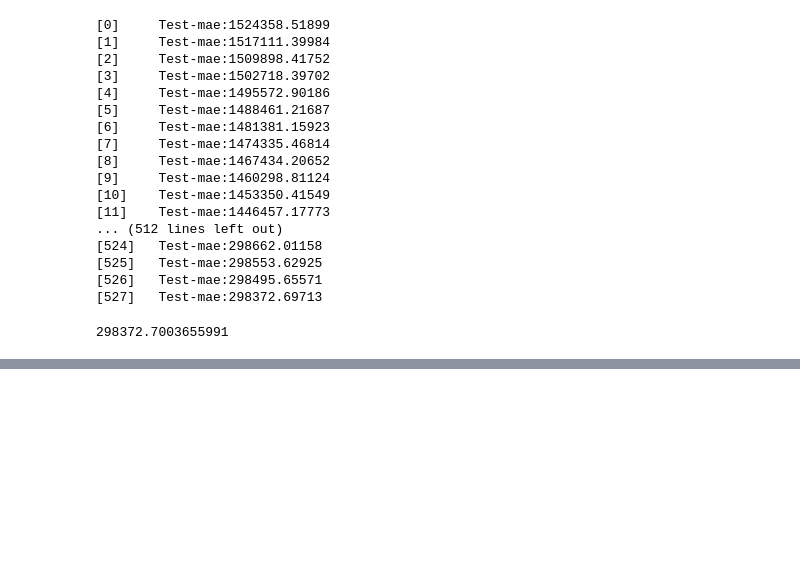
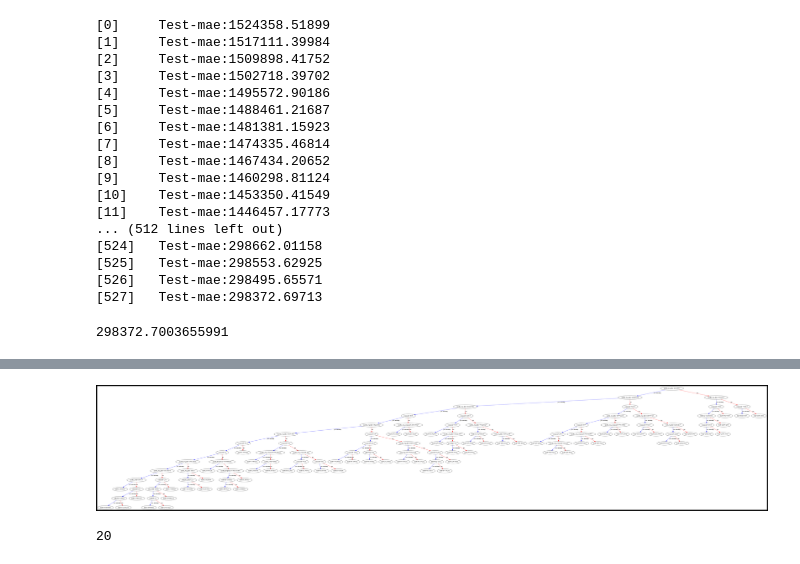
Before and after one commit to SimplyRamin/Insta_like_prediction_310ai_competition, a Jupyter notebook: Modeling.ipynb, the cells around one changed output, grey strips where cells are left out. Saved outputs shown, nothing was run; the diff lists cells and outputs as text; code cells hidden in the pictures; blank space fills up the shorter version.

Commit message:
visualizing the model and saving the tree image

```diff
--- a/Modeling.ipynb
+++ b/Modeling.ipynb
@@ -236,0 +227,11 @@ ImportError: You must install graphviz to plot tree
+# %%
+xgb.plot_tree(best_model)
+fig = plt.gcf()
+fig.set_size_inches(75, 50)
+fig.savefig('tree.png')
+# %% [output]
+[figure, added]
+# %%
+model.
+# %% [output]
+20
```
Also changed, not shown: parts of 2 cells of this notebook, 2 other files.
